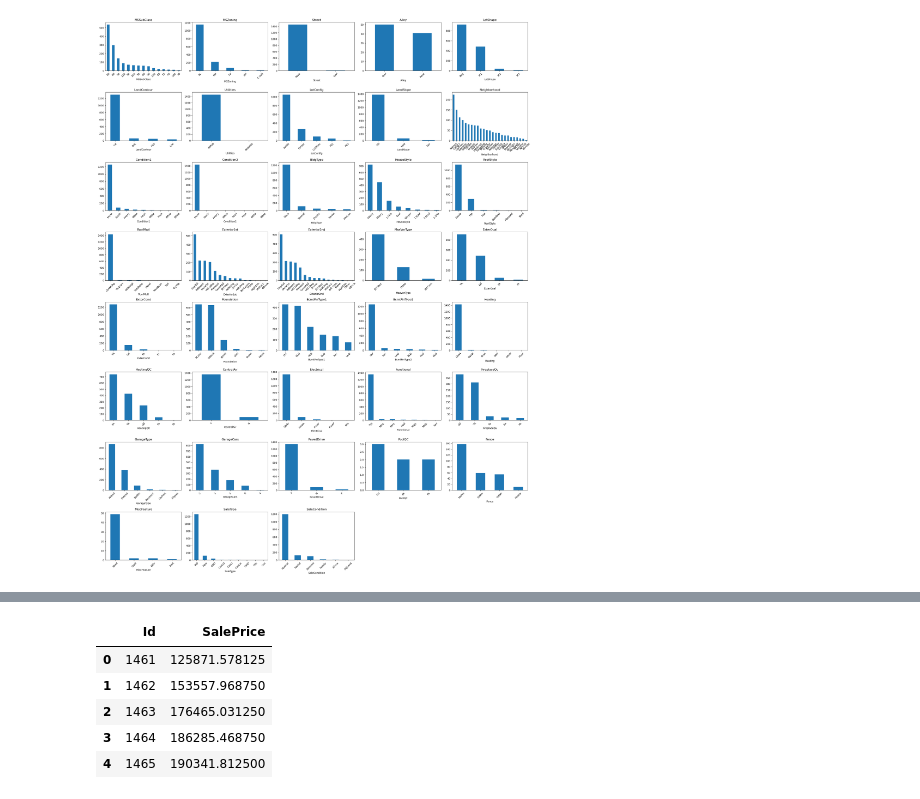
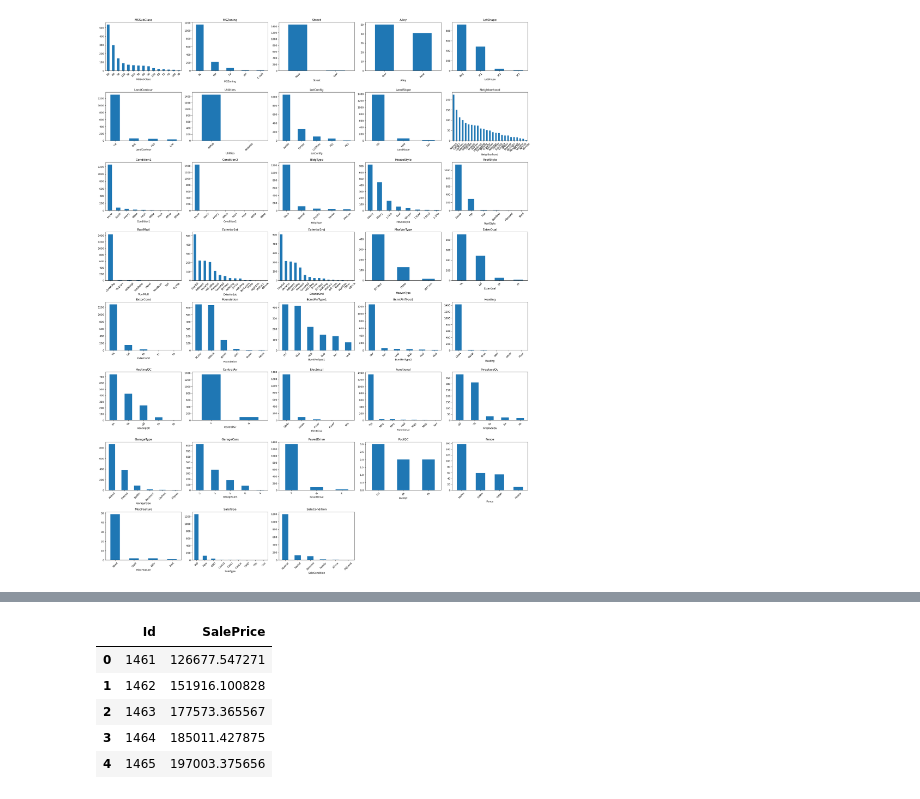
Before and after one commit to driksey/kaggle-house, a Jupyter notebook: notebooks/EDA6.ipynb, the cells around one changed output, grey strips where cells are left out. Drawn from its saved outputs; the diff is of its cells as text; code cells hidden in the pictures.

```diff
--- a/notebooks/EDA6.ipynb
+++ b/notebooks/EDA6.ipynb
@@ -112,0 +100,2 @@ https://gist.github.com/mwaskom/de44147ed2974457ad6372750bbe5751
+# %%
+dataset_df['SalePrice']= dataset_df['SalePrice'].apply(lambda x: np.log(x))
@@ -622,6 +626,7 @@ output.head()
 # %%
 sample_submission_df = pd.read_csv('../data/sample_submission.csv')
 sample_submission_df['SalePrice'] = model.predict(test_ds)
-sample_submission_df.to_csv('../submissions/submission6_transform_actual_numbers_into_numerical.csv', index=False)
+sample_submission_df['SalePrice']= sample_submission_df['SalePrice'].apply(lambda x: np.exp(x))
+sample_submission_df.to_csv('../submissions/submission7_log_SalePrice.csv', index=False)
 sample_submission_df.head()
 # %% [output]
@@ -629,8 +634,8 @@ sample_submission_df.head()
 |  | Id | SalePrice |
-| 0 | 1461 | 125871.578125 |
-| 1 | 1462 | 153557.968750 |
-| 2 | 1463 | 176465.031250 |
-| 3 | 1464 | 186285.468750 |
-| 4 | 1465 | 190341.812500 |
+| 0 | 1461 | 126677.547271 |
+| 1 | 1462 | 151916.100828 |
+| 2 | 1463 | 177573.365567 |
+| 3 | 1464 | 185011.427875 |
+| 4 | 1465 | 197003.375656 |
 # %%
 # kaggle competitions submit -c house-prices-advanced-regression-techniques -f work/submissions/submission.csv -m "First try"
```
Also changed, not shown: parts of 10 cells of this notebook, 1 other file.
